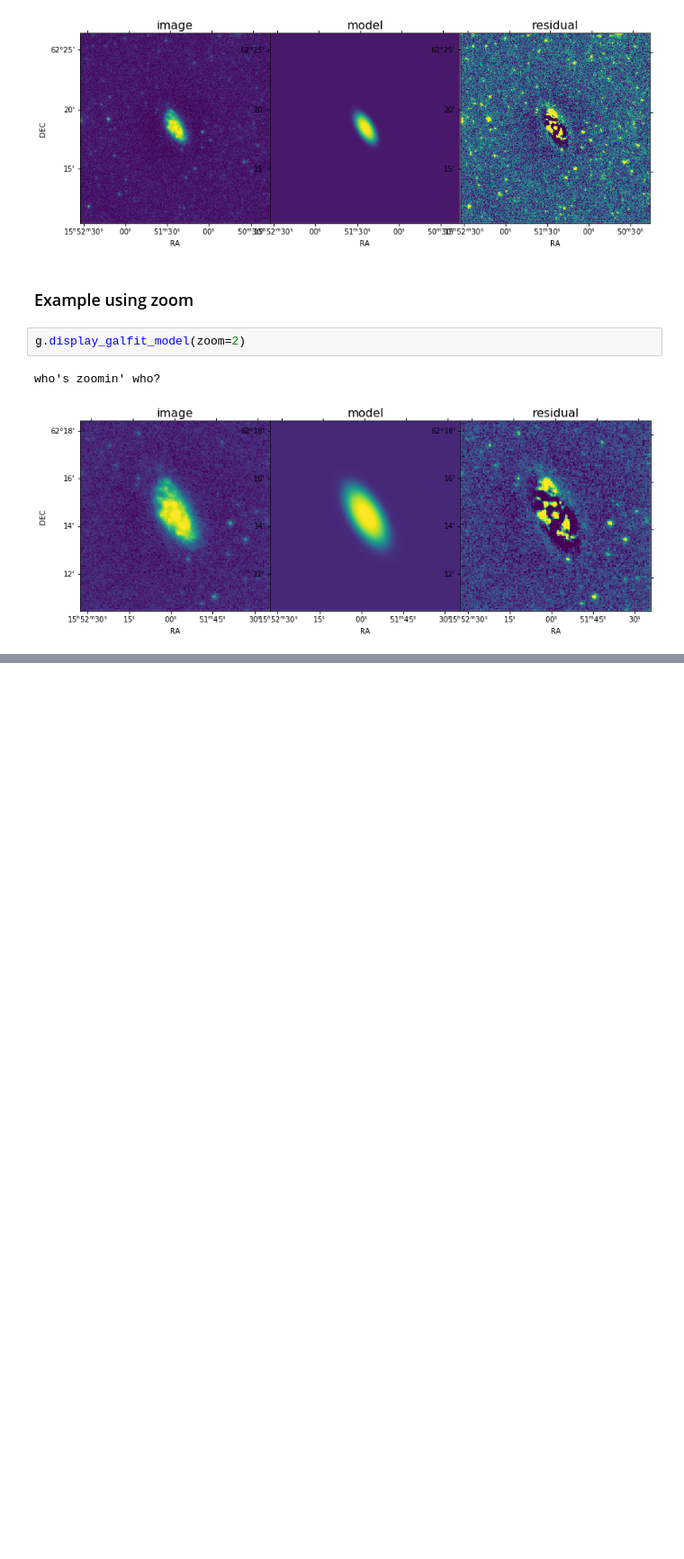
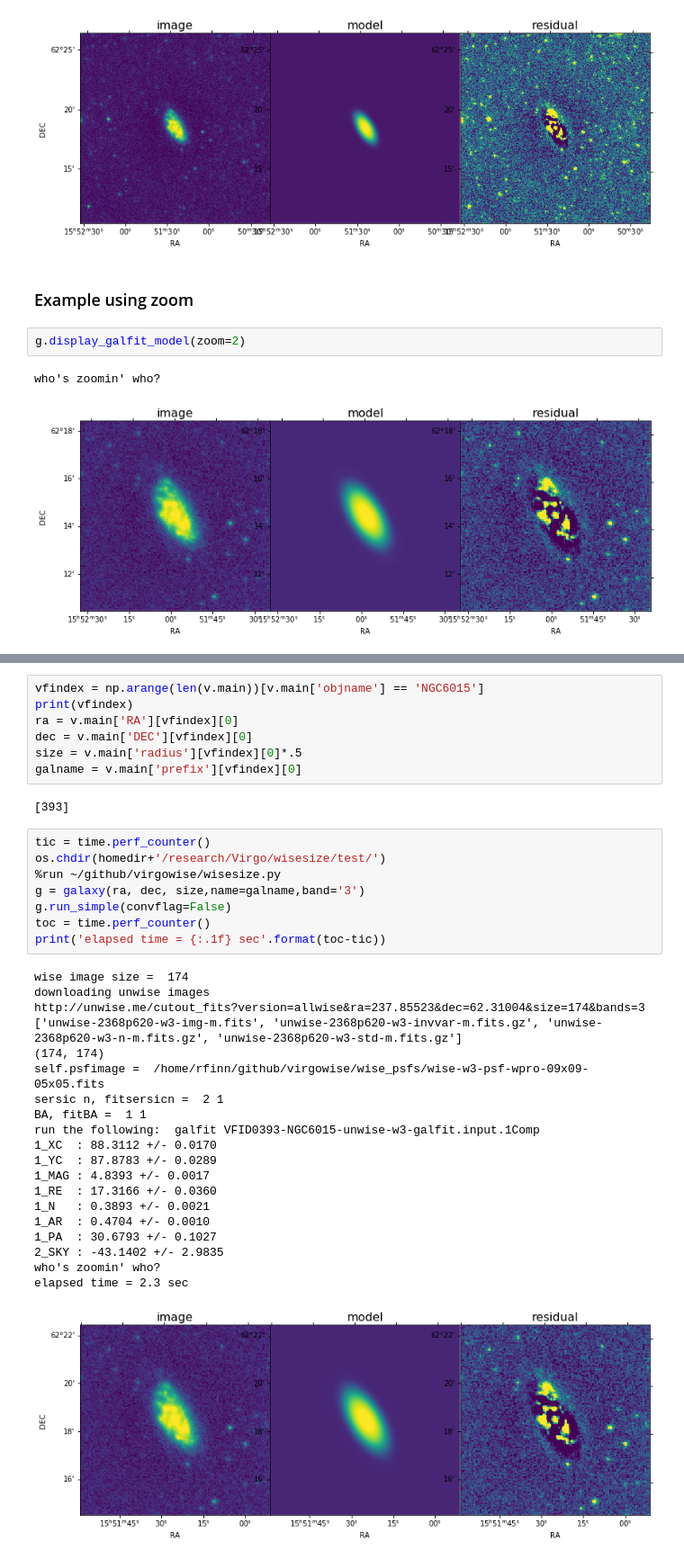
Before and after one commit to rfinn/virgowise, a Jupyter notebook: notebooks/howto-run-wisesize.ipynb, the cells around one changed output, grey strips where cells are left out. Shown at 90% size. Saved outputs shown, nothing was run; the diff lists cells and outputs as text; blank space fills up the shorter version.

```diff
--- a/notebooks/howto-run-wisesize.ipynb
+++ b/notebooks/howto-run-wisesize.ipynb
@@ -290,0 +290,38 @@ who's zoomin' who?
+# %%
+vfindex = np.arange(len(v.main))[v.main['objname'] == 'NGC6015']
+print(vfindex)
+ra = v.main['RA'][vfindex][0]
+dec = v.main['DEC'][vfindex][0]
+size = v.main['radius'][vfindex][0]*.5
+galname = v.main['prefix'][vfindex][0]
+# %% [output]
+[393]
+# %%
+tic = time.perf_counter()
+os.chdir(homedir+'/research/Virgo/wisesize/test/')
+%run ~/github/virgowise/wisesize.py
+g = galaxy(ra, dec, size,name=galname,band='3')
+g.run_simple(convflag=False)
+toc = time.perf_counter()
+print('elapsed time = {:.1f} sec'.format(toc-tic))
+# %% [output]
+wise image size =  174
+downloading unwise images
+http://unwise.me/cutout_fits?version=allwise&ra=237.85523&dec=62.31004&size=174&bands=3
+['unwise-2368p620-w3-img-m.fits', 'unwise-2368p620-w3-invvar-m.fits.gz', 'unwise-2368p620-w3-n-m.fits.gz', 'unwise-2368p620-w3-std-m.fits.gz']
+(174, 174)
+self.psfimage =  /home/rfinn/github/virgowise/wise_psfs/wise-w3-psf-wpro-09x09-05x05.fits
+sersic n, fitsersicn =  2 1
+BA, fitBA =  1 1
+run the following:  galfit VFID0393-NGC6015-unwise-w3-galfit.input.1Comp
+1_XC  : 88.3112 +/- 0.0170
+1_YC  : 87.8783 +/- 0.0289
+1_MAG : 4.8393 +/- 0.0017
+1_RE  : 17.3166 +/- 0.0360
+1_N   : 0.3893 +/- 0.0021
+1_AR  : 0.4704 +/- 0.0010
+1_PA  : 30.6793 +/- 0.1027
+2_SKY : -43.1402 +/- 2.9835
+who's zoomin' who?
+elapsed time = 2.3 sec
+[figure, added]
```
Also changed, not shown: parts of 13 cells of this notebook, 3 other files.
